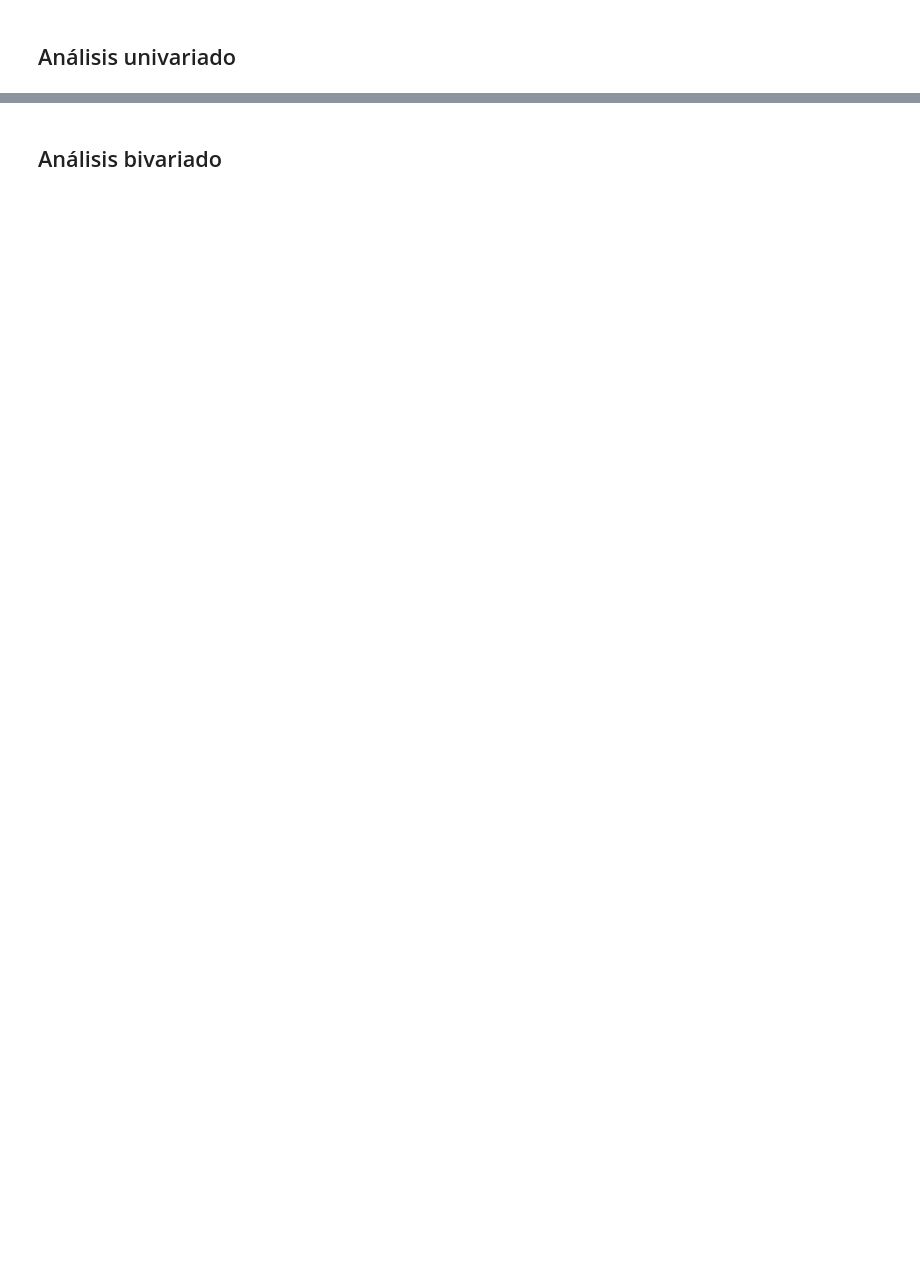
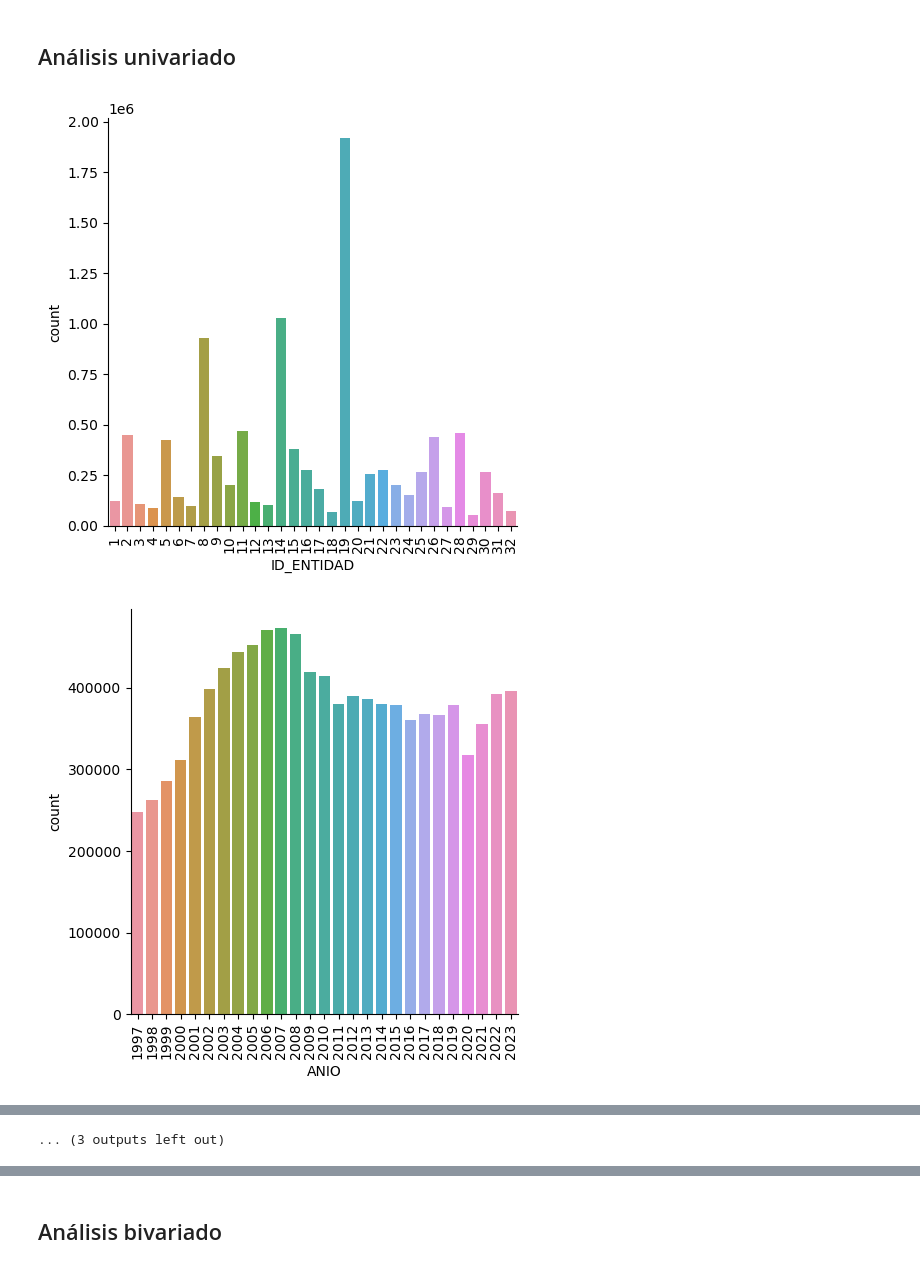
Before and after one commit to DRACDARKTIME/traffic-accidents-mx-1997-2023, a Jupyter notebook: notebooks/1.2-drac-analisis.ipynb, the cells around one changed output, grey strips where cells are left out. Cells and saved outputs as stored; diff of their text form; code cells hidden in the pictures; blank space fills up the shorter version.

Commit message:
Created a histogram to visualize the Year-Month distribution

```diff
--- a/notebooks/1.2-drac-analisis.ipynb
+++ b/notebooks/1.2-drac-analisis.ipynb
@@ -27,2 +71,18 @@ sns.catplot(
 # %% [markdown]
 ## Análisis univariado
+# %%
+def histograma(name_x):
+    sns.catplot(
+    data= df_atus_ligero,
+    x = name_x,
+    kind='count'
+    )
+    plt.xticks(rotation=90)
+    plt.tight_layout()
+    plt.show()
+# %%
+for i in list(df_atus_ligero.columns):
+    histograma(i)
+# %% [output]
+[figure, added]
+[figure, added]
@@ -28,0 +99 @@ sns.catplot(
+... (3 outputs left out)
```
Also changed, not shown: parts of 21 cells of this notebook, 1 other file.
